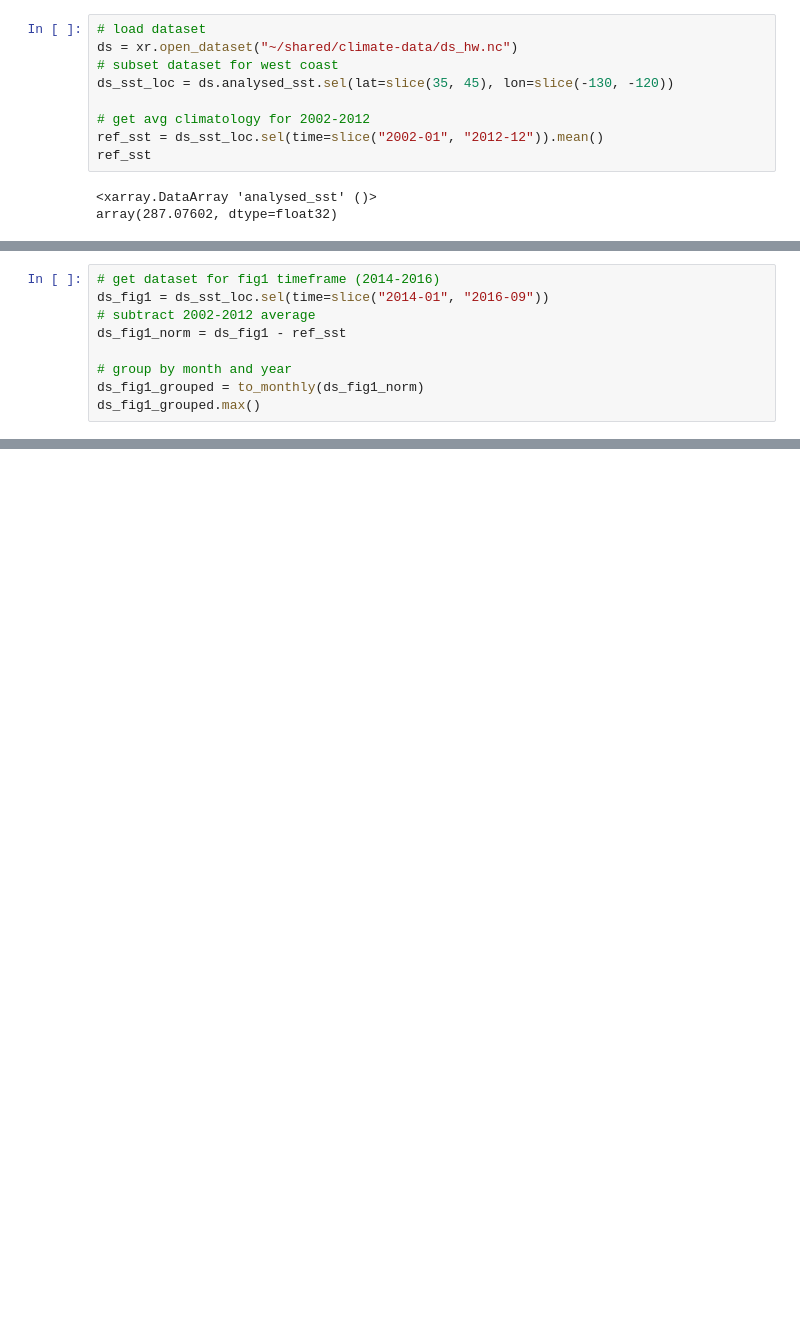
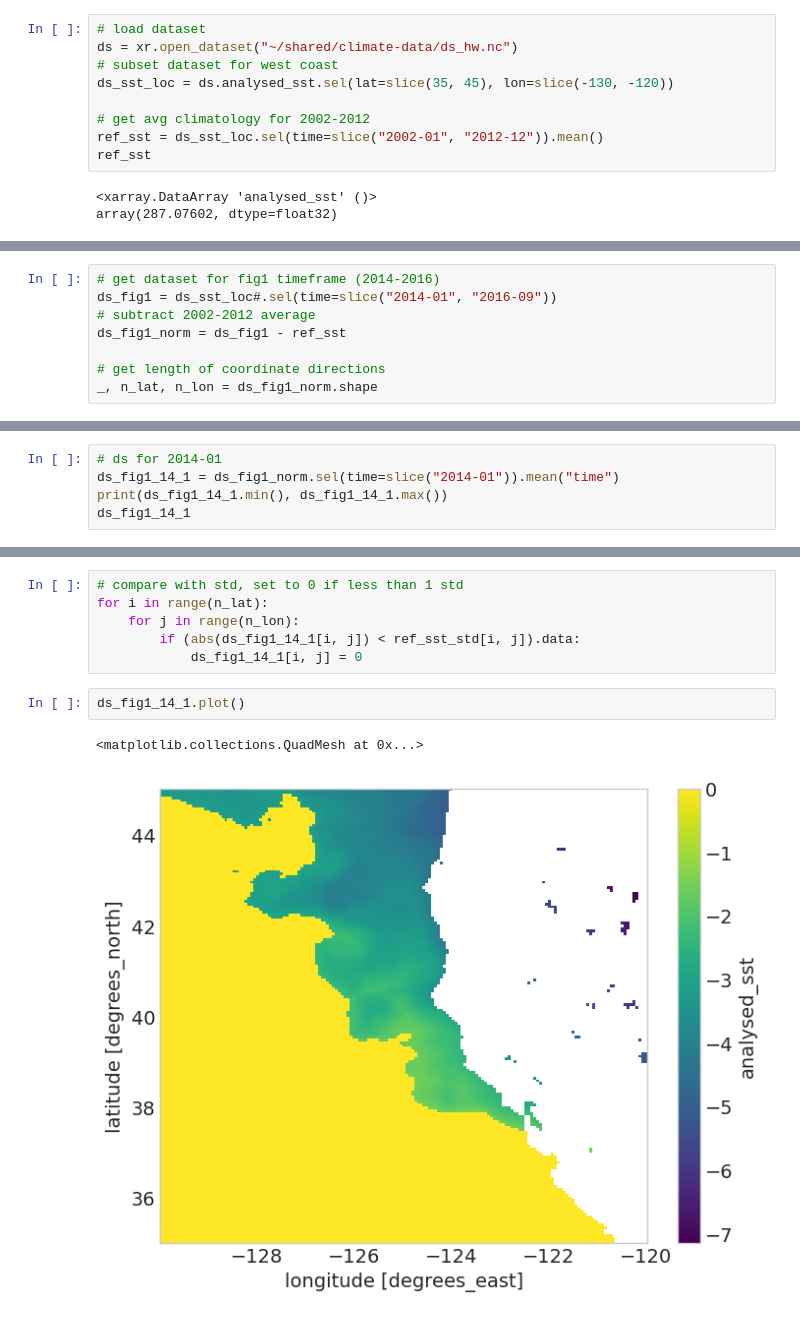
Before and after one commit to UCB-stat-159-s23/hw03-Group20, a Jupyter notebook: climate-Q04.ipynb, the cells around one changed output, grey strips where cells are left out. Drawn from its saved outputs; the diff is of its cells as text; blank space fills up the shorter version.

```diff
--- a/climate-Q04.ipynb
+++ b/climate-Q04.ipynb
@@ -74,9 +65,8 @@ def to_monthly(ds):
 # %%
 # get dataset for fig1 timeframe (2014-2016)
-ds_fig1 = ds_sst_loc.sel(time=slice("2014-01", "2016-09"))
+ds_fig1 = ds_sst_loc#.sel(time=slice("2014-01", "2016-09"))
 # subtract 2002-2012 average
 ds_fig1_norm = ds_fig1 - ref_sst
 
-# group by month and year
-ds_fig1_grouped = to_monthly(ds_fig1_norm)
-ds_fig1_grouped.max()
+# get length of coordinate directions
+_, n_lat, n_lon = ds_fig1_norm.shape
@@ -85,0 +73,5 @@ array(7.689972, dtype=float32)
+# %%
+# ds for 2014-01
+ds_fig1_14_1 = ds_fig1_norm.sel(time=slice("2014-01")).mean("time")
+print(ds_fig1_14_1.min(), ds_fig1_14_1.max())
+ds_fig1_14_1
@@ -85,0 +99,11 @@ array(7.689972, dtype=float32)
+# %%
+# compare with std, set to 0 if less than 1 std
+for i in range(n_lat):
+    for j in range(n_lon):
+        if (abs(ds_fig1_14_1[i, j]) < ref_sst_std[i, j]).data:
+            ds_fig1_14_1[i, j] = 0
+# %%
+ds_fig1_14_1.plot()
+# %% [output]
+<matplotlib.collections.QuadMesh at 0x...>
+[figure, added]
```
Also changed, not shown: parts of 4 cells of this notebook.
